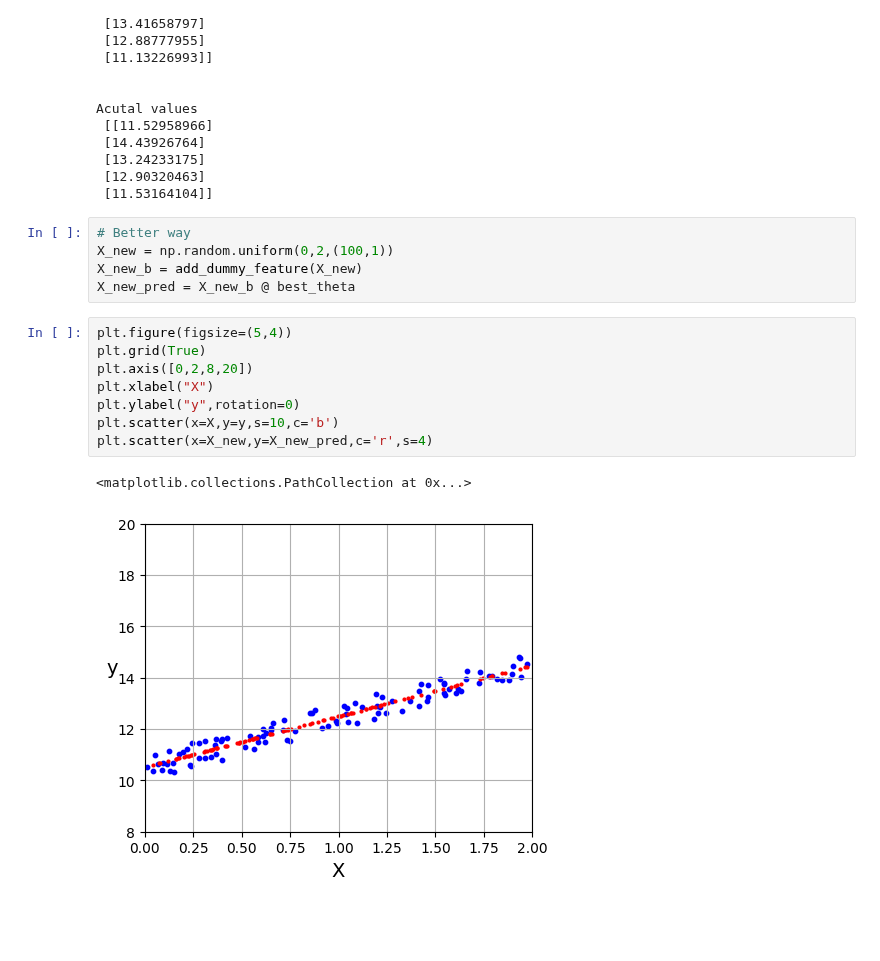
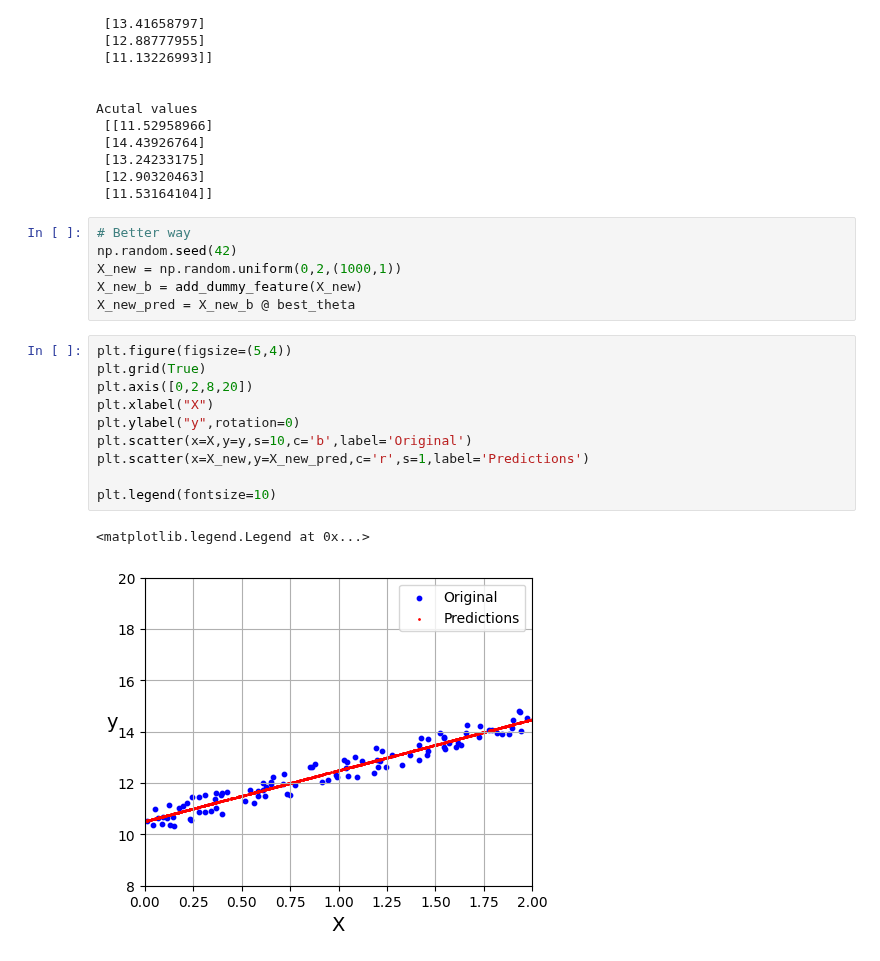
Before and after one commit to ArunNegi112/Machine_Learning, a Jupyter notebook: 4_LinearRegression/1_Intro.ipynb, the cells around one changed output. Drawn from its saved outputs; the diff is of its cells as text; blank space fills up the shorter version.

```diff
--- a/4_LinearRegression/1_Intro.ipynb
+++ b/4_LinearRegression/1_Intro.ipynb
@@ -204,17 +204,20 @@ Acutal values
  [11.53164104]]
 # %%
 # Better way
-X_new = np.random.uniform(0,2,(100,1))
+np.random.seed(42)
+X_new = np.random.uniform(0,2,(1000,1))
 X_new_b = add_dummy_feature(X_new)
 X_new_pred = X_new_b @ best_theta
 # %%
 plt.figure(figsize=(5,4))
 plt.grid(True)
 plt.axis([0,2,8,20])
 plt.xlabel("X")
 plt.ylabel("y",rotation=0)
-plt.scatter(x=X,y=y,s=10,c='b')
-plt.scatter(x=X_new,y=X_new_pred,c='r',s=4)
+plt.scatter(x=X,y=y,s=10,c='b',label='Original')
+plt.scatter(x=X_new,y=X_new_pred,c='r',s=1,label='Predictions')
+
+plt.legend(fontsize=10)
 # %% [output]
-<matplotlib.collections.PathCollection at 0x...>
+<matplotlib.legend.Legend at 0x...>
-[figure, old version]
+[figure, new version]
```
Also changed, not shown: parts of 5 cells of this notebook.
